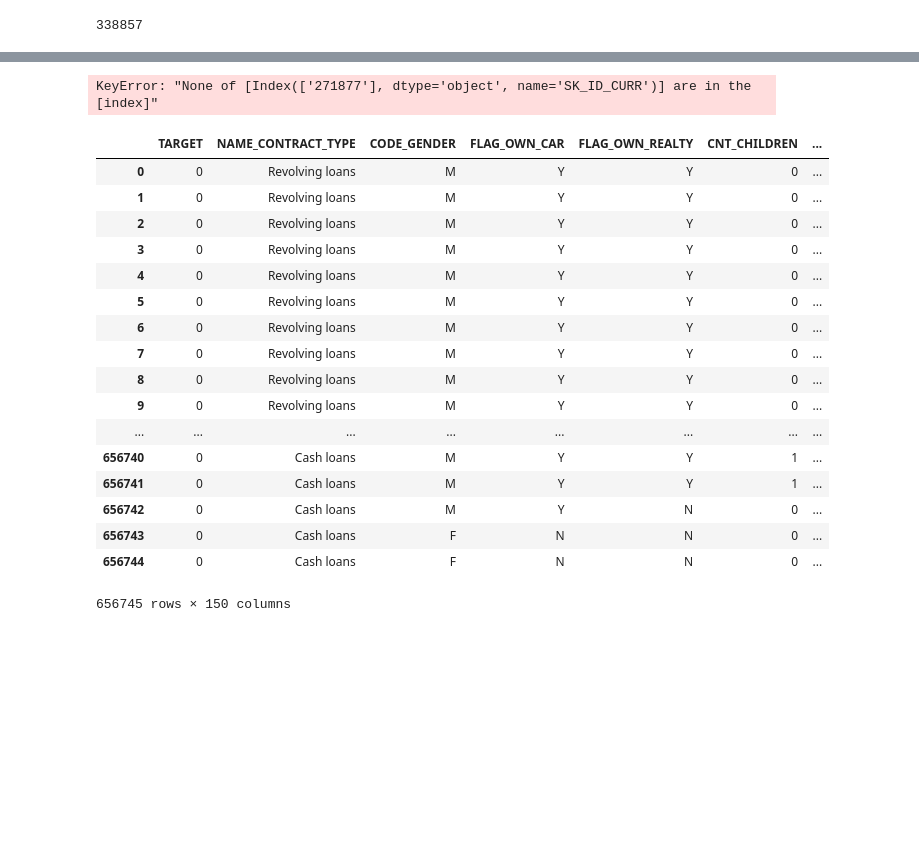
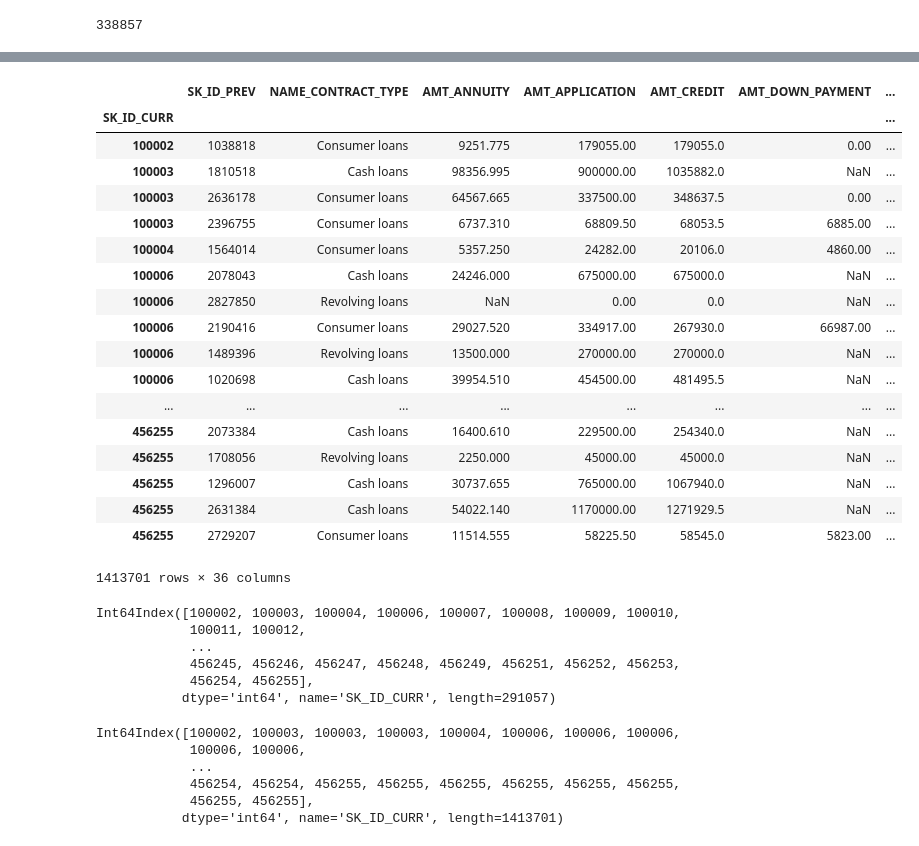
Before and after one commit to abhi18av/creditsEDACaseStudy, a Jupyter notebook: notebooks/scratch.ipynb, the cells around one changed output, grey strips where cells are left out. Saved outputs shown, nothing was run; the diff lists cells and outputs as text; code cells hidden in the pictures; blank space fills up the shorter version.

```diff
--- a/notebooks/scratch.ipynb
+++ b/notebooks/scratch.ipynb
@@ -142,25 +153,44 @@ df2 = previous_application.set_index("SK_ID_CURR")
-# %%
-df1.loc[["271877"]]
-# %% [output]
-KeyError: "None of [Index(['271877'], dtype='object', name='SK_ID_CURR')] are in the [index]"
+# %%
+df2 = df2.loc[list_of_common_loan_ids]
+df2
+# %% [output]
+|  | SK_ID_PREV | NAME_CONTRACT_TYPE | AMT_ANNUITY | AMT_APPLICATION | AMT_CREDIT | AMT_DOWN_PAYMENT | ... |
+| SK_ID_CURR |  |  |  |  |  |  | ... |
+| 100002 | 1038818 | Consumer loans | 9251.775 | 179055.00 | 179055.0 | 0.00 | ... |
+| 100003 | 1810518 | Cash loans | 98356.995 | 900000.00 | 1035882.0 | NaN | ... |
+| 100003 | 2636178 | Consumer loans | 64567.665 | 337500.00 | 348637.5 | 0.00 | ... |
+| 100003 | 2396755 | Consumer loans | 6737.310 | 68809.50 | 68053.5 | 6885.00 | ... |
+| 100004 | 1564014 | Consumer loans | 5357.250 | 24282.00 | 20106.0 | 4860.00 | ... |
+| 100006 | 2078043 | Cash loans | 24246.000 | 675000.00 | 675000.0 | NaN | ... |
+| 100006 | 2827850 | Revolving loans | NaN | 0.00 | 0.0 | NaN | ... |
+| 100006 | 2190416 | Consumer loans | 29027.520 | 334917.00 | 267930.0 | 66987.00 | ... |
+| 100006 | 1489396 | Revolving loans | 13500.000 | 270000.00 | 270000.0 | NaN | ... |
+| 100006 | 1020698 | Cash loans | 39954.510 | 454500.00 | 481495.5 | NaN | ... |
+| ... | ... | ... | ... | ... | ... | ... | ... |
+| 456255 | 2073384 | Cash loans | 16400.610 | 229500.00 | 254340.0 | NaN | ... |
+| 456255 | 1708056 | Revolving loans | 2250.000 | 45000.00 | 45000.0 | NaN | ... |
+| 456255 | 1296007 | Cash loans | 30737.655 | 765000.00 | 1067940.0 | NaN | ... |
+| 456255 | 2631384 | Cash loans | 54022.140 | 1170000.00 | 1271929.5 | NaN | ... |
+| 456255 | 2729207 | Consumer loans | 11514.555 | 58225.50 | 58545.0 | 5823.00 | ... |
+1413701 rows × 36 columns
+# %%
+
+df1.index
+# %% [output]
+Int64Index([100002, 100003, 100004, 100006, 100007, 100008, 100009, 100010,
+            100011, 100012,
+            ...
+            456245, 456246, 456247, 456248, 456249, 456251, 456252, 456253,
+            456254, 456255],
+           dtype='int64', name='SK_ID_CURR', length=291057)
+# %%
+df2.index
+# %% [output]
+Int64Index([100002, 100003, 100003, 100003, 100004, 100006, 100006, 100006,
+            100006, 100006,
+            ...
+            456254, 456254, 456255, 456255, 456255, 456255, 456255, 456255,
+            456255, 456255],
+           dtype='int64', name='SK_ID_CURR', length=1413701)
 # %%
-pd.merge(df1,df2)
+pd.merge(df1,df2, on="SK_ID_CURR")
-# %% [output]
-|  | TARGET | NAME_CONTRACT_TYPE | CODE_GENDER | FLAG_OWN_CAR | FLAG_OWN_REALTY | CNT_CHILDREN | ... |
-| 0 | 0 | Revolving loans | M | Y | Y | 0 | ... |
-| 1 | 0 | Revolving loans | M | Y | Y | 0 | ... |
-| 2 | 0 | Revolving loans | M | Y | Y | 0 | ... |
-| 3 | 0 | Revolving loans | M | Y | Y | 0 | ... |
-| 4 | 0 | Revolving loans | M | Y | Y | 0 | ... |
-| 5 | 0 | Revolving loans | M | Y | Y | 0 | ... |
-| 6 | 0 | Revolving loans | M | Y | Y | 0 | ... |
-| 7 | 0 | Revolving loans | M | Y | Y | 0 | ... |
-| 8 | 0 | Revolving loans | M | Y | Y | 0 | ... |
-| 9 | 0 | Revolving loans | M | Y | Y | 0 | ... |
-| ... | ... | ... | ... | ... | ... | ... | ... |
-| 656740 | 0 | Cash loans | M | Y | Y | 1 | ... |
-| 656741 | 0 | Cash loans | M | Y | Y | 1 | ... |
-| 656742 | 0 | Cash loans | M | Y | N | 0 | ... |
-| 656743 | 0 | Cash loans | F | N | N | 0 | ... |
-| 656744 | 0 | Cash loans | F | N | N | 0 | ... |
-656745 rows × 150 columns
```
Also changed, not shown: parts of 21 cells of this notebook, 5 other files.
